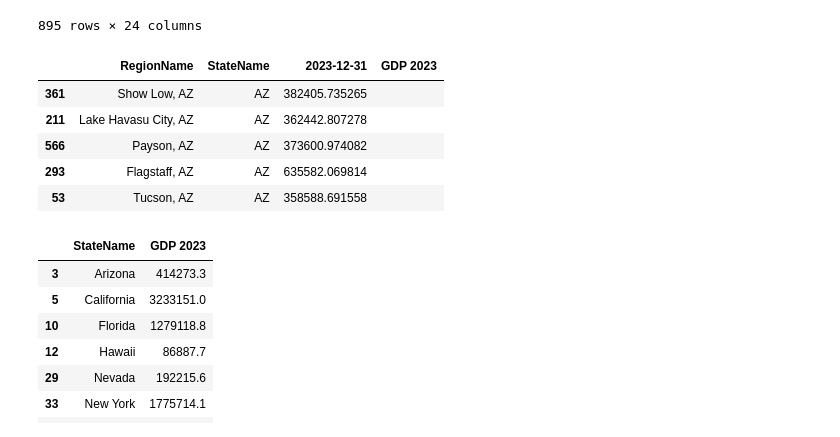
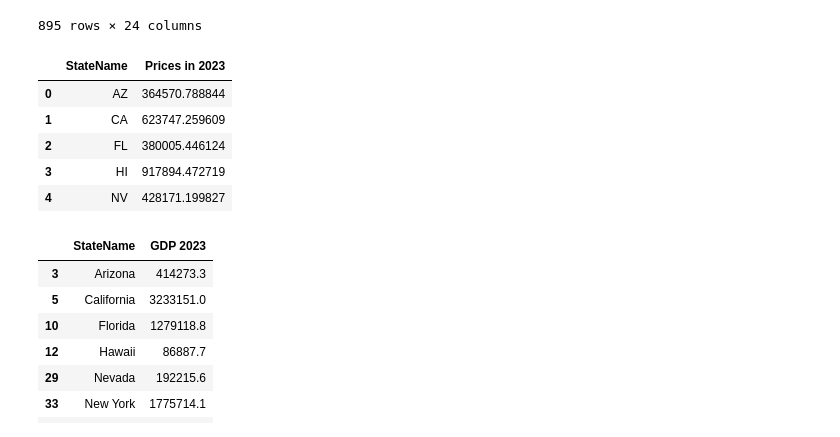
Before and after one commit to elgnol/RealEstate_Project_3, a Jupyter notebook: Long/GDP_vs_housing_price.ipynb, the cells around one changed output. Saved outputs shown, nothing was run; the diff lists cells and outputs as text; code cells hidden in the pictures.

```diff
--- a/Long/GDP_vs_housing_price.ipynb
+++ b/Long/GDP_vs_housing_price.ipynb
@@ -52,23 +52,24 @@ home_df_filtered
 # %%
 # Does state with higher the GDP have a difference in housing prices compare to states with lower GDP?
 df_sorted = home_df_filtered.sort_values(by='StateName')
 df_sorted.drop(['RegionType', 'SizeRank', 'RegionID'], axis = 1, inplace = True)
 # List of columns to keep
 columns_to_keep = ['RegionName', 'StateName', '2023-12-31']
 
 # Filter the DataFrame to keep only the selected columns
 df_filtered = df_sorted[columns_to_keep]
 states = ['AZ','CA','TX','NY','HI','NV', 'FL', 'OR', 'WA', 'UT']
 df_filtered = df_filtered[df_filtered['StateName'].isin(states)]
-df_filtered['GDP 2023'] = ''
+df_filtered = df_filtered.rename(columns={'2023-12-31': 'Prices in 2023'})
+df_filtered = df_filtered.groupby('StateName')['Prices in 2023'].mean().reset_index()
 df_filtered.head()
 # %% [output]
-|  | RegionName | StateName | 2023-12-31 | GDP 2023 |
-| 361 | Show Low, AZ | AZ | 382405.735265 |  |
-| 211 | Lake Havasu City, AZ | AZ | 362442.807278 |  |
-| 566 | Payson, AZ | AZ | 373600.974082 |  |
-| 293 | Flagstaff, AZ | AZ | 635582.069814 |  |
-| 53 | Tucson, AZ | AZ | 358588.691558 |  |
+|  | StateName | Prices in 2023 |
+| 0 | AZ | 364570.788844 |
+| 1 | CA | 623747.259609 |
+| 2 | FL | 380005.446124 |
+| 3 | HI | 917894.472719 |
+| 4 | NV | 428171.199827 |
 # %%
 gdp_df = pd.read_csv('../Source/GDP_2023.csv')
 gdp_states = ['Arizona', 'California', 'Texas', 'New York', 'Hawaii', 'Nevada', 'Florida', 'Oregon', 'Washington', 'Utah']
```
Also changed, not shown: parts of 3 cells of this notebook.
